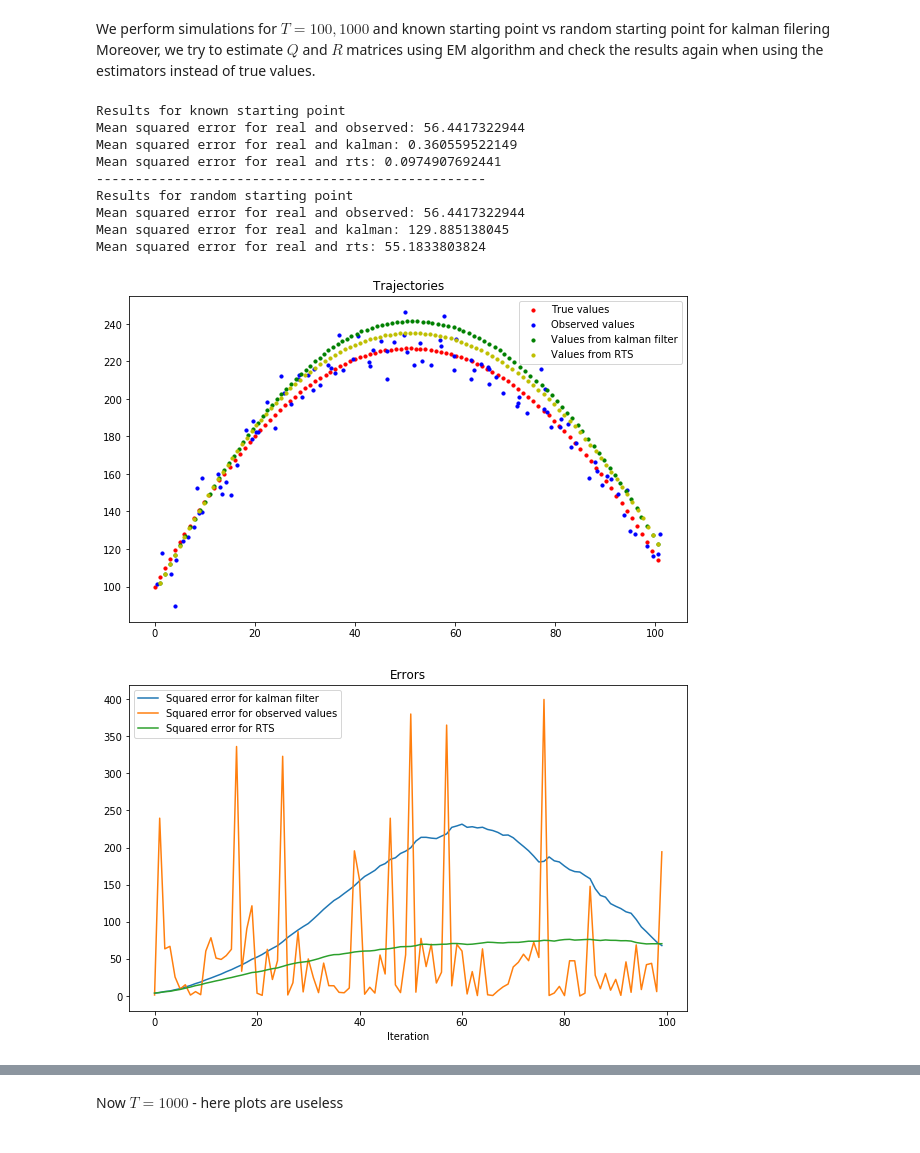
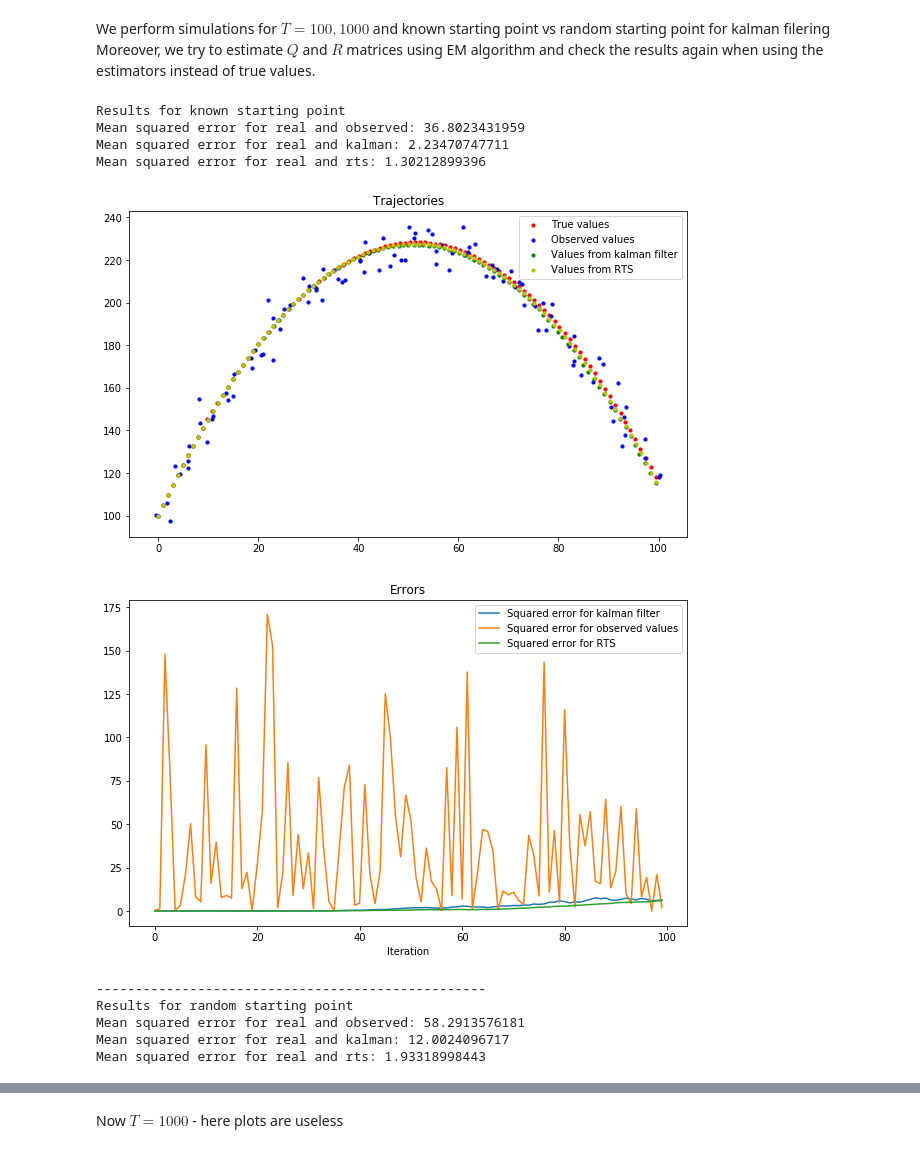
Before and after one commit to sjwilczynski/AlgStPr, a Jupyter notebook: projekt2/project2.ipynb, the cells around one changed output, grey strips where cells are left out. Drawn from its saved outputs; the diff is of its cells as text; code cells hidden in the pictures.

```diff
--- a/projekt2/project2.ipynb
+++ b/projekt2/project2.ipynb
@@ -60,14 +60,14 @@ def generate_trajectory(T, starting_point):
     ys = np.dot(H,xs) + err
     return xs,ys
 
-def kalman_filter(ys, starting_point, Q, R):
+def kalman_filter(ys, starting_point, Q, R, starting_cov=np.zeros((4,4))):
     kalman_xs = np.zeros((4,T),dtype=np.float64)
     kalman_xs[:,0] = np.array(starting_point,dtype=np.float64)
     kalman_xs_filtered = np.zeros((4,T),dtype=np.float64)
     kalman_xs_filtered[:,0] = np.array(starting_point,dtype=np.float64)
     kalman_covs = np.zeros((4,4,T),dtype=np.float64)
     kalman_covs_filtered = np.zeros((4,4,T),dtype=np.float64)
-    kalman_covs[:,:,0] = np.zeros_like(Q)
+    kalman_covs[:,:,0] = starting_cov
     kalman_covs_filtered[:,:,0] = np.zeros_like(Q)
     kalman_s = np.zeros((2,2),dtype=np.float64)
     kalman_k = np.zeros((4,2),dtype=np.float64)
@@ -122,17 +122,18 @@ def rts_smoothing(ys, kalman_xs, kalman_covs, kalman_xs_filtered, kalman_covs_fi
 
     return rts_xs, rts_covs, rts_ls
 
-def em_algorithm(ys, starting_point, max_steps):
+def em_algorithm(ys, starting_point, max_steps, starting_cov=np.zeros((4,4))):
 
     Q = np.eye(4)
     R = np.eye(2)
+    R[1,1] = 40
     Qs = np.zeros((4,4,max_steps+1))
     Rs = np.zeros((2,2,max_steps+1))
     Qs[:,:,0] = np.array(Q)
     Rs[:,:,0] = np.array(R)
     steps = 0
     while steps < max_steps-1:
-        kalman_xs, kalman_covs, kalman_xs_filtered, kalman_covs_filtered = kalman_filter(ys, starting_point, Q, R)
+        kalman_xs, kalman_covs, kalman_xs_filtered, kalman_covs_filtered = kalman_filter(ys, starting_point, Q, R, starting_cov=starting_cov)
         rts_xs, rts_covs, rts_ls = rts_smoothing(ys, kalman_xs, kalman_covs, kalman_xs_filtered, kalman_covs_filtered)
         old_rts_xs = np.array(rts_xs)
         rts_xs = rts_xs.reshape(4,1,T)
@@ -149,7 +150,9 @@ def em_algorithm(ys, starting_point, max_steps):
         #tmp = np.einsum('ijk,jlk->ilk', rts_ls[:,:,:T-1], np.einsum('ijk,ljk->ilk', (rts_xs[:,:,1:] - kalman_xs[:,:,1:]), rts_xs[:,:,1:]) + rts_covs[:,:,1:])
         #expected_dot_shift = np.einsum('ijk,ljk->ilk', kalman_xs_filtered[:,:,:T-1], rts_xs[:,:,1:]) +  tmp
         #tmp1 = np.dot(F, expected_dot_shift.sum(axis=2))
-        #Q = 1.0/(T-1) * (expected_dot[:,:,1:].sum(axis=2) + np.dot(F, np.dot(expected_dot[:,:,:T-1].sum(axis=2),F.T)) - tmp1 - tmp1.T)
+        #Q1 = 1.0/(T-1) * (expected_dot[:,:,1:].sum(axis=2) + np.dot(F, np.dot(expected_dot[:,:,:T-1].sum(axis=2),F.T)) - tmp1 - tmp1.T)
+
+
 
         # Q - other formula
         tmp0 = (old_rts_xs[:,1:] - np.dot(F, old_rts_xs[:,:T-1]) - np.dot(B,u)).reshape(4,1,T-1)
@@ -157,6 +160,7 @@ def em_algorithm(ys, starting_point, max_steps):
         tmp2 = np.dot(F,np.einsum('ijk,jlk->il', rts_ls[:,:,:T-1], rts_covs[:,:,1:]))
         tmp3 = np.dot(F,np.dot(rts_covs[:,:,:T-1].sum(axis=2),F.T)) + rts_covs[:,:,1:].sum(axis=2)
         Q = 1.0/(T-1) * (tmp1 - tmp2 - tmp2.T + tmp3)
+        #print('Diff:',np.sum(np.abs(Q-Q1))) - difference between Q and Q1 is constant
 
         # R - formula from slides
         dot_y1 = np.einsum('ijk,ljk->il', new_ys, new_ys)
@@ -195,9 +199,9 @@ def print_kalman_filter_results(xs, ys, kalman_xs, rts_xs, start_ind=0, every_po
         legend()
         show()
 
-def run_filtering(xs, ys, Q, R, starting_point):
+def run_filtering(xs, ys, Q, R, starting_point, starting_cov=np.zeros((4,4))):
     #kalman filter
-    kalman_xs, kalman_covs, kalman_xs_filtered, kalman_covs_filtered = kalman_filter(ys, starting_point, Q, R)
+    kalman_xs, kalman_covs, kalman_xs_filtered, kalman_covs_filtered = kalman_filter(ys, starting_point, Q, R, starting_cov)
     #smoothing
     rts_xs, rts_covs, rts_ls = rts_smoothing(ys, kalman_xs, kalman_covs, kalman_xs_filtered, kalman_covs_filtered)
     return kalman_xs, kalman_covs, kalman_xs_filtered, kalman_covs_filtered, rts_xs, rts_covs, rts_ls
@@ -228,29 +232,33 @@ We perform simulations for $T=100,1000$ and known starting point vs random start
 Moreover, we try to estimate $Q$ and $R$ matrices using EM algorithm and check the results again when using the estimators instead of true values.
 # %%
 T = 100
-starting_point = [0,100, 10, 50]
-xs,ys = generate_trajectory(T,starting_point)
-kalman_start = np.random.multivariate_normal(starting_point, np.eye(4) * 10)
+starting_point = np.array([0,100, 10, 50])
+cov_zero = np.zeros((4,4))
+cov_nonzero = np.diag(starting_point) + 10*np.eye(4)
+start_known = np.random.multivariate_normal(starting_point, cov_zero)
+start_random = np.random.multivariate_normal(starting_point, cov_nonzero)
 
-result = run_filtering(xs, ys, Q, R, starting_point=starting_point)
+xs,ys = generate_trajectory(T,start_known)
+result = run_filtering(xs, ys, Q, R, starting_point=starting_point, starting_cov=cov_zero)
 kalman_xs, kalman_covs, kalman_xs_filtered, kalman_covs_filtered, rts_xs, rts_covs, rts_ls = result
 print('Results for known starting point')
-print_kalman_filter_results(xs, ys, kalman_xs, rts_xs, plot_results=False)
+print_kalman_filter_results(xs, ys, kalman_xs, rts_xs)
 
-result = run_filtering(xs, ys, Q, R, starting_point=kalman_start)
+xs,ys = generate_trajectory(T,start_random)
+result = run_filtering(xs, ys, Q, R, starting_point=starting_point, starting_cov=cov_nonzero)
 kalman_xs, kalman_covs, kalman_xs_filtered, kalman_covs_filtered, rts_xs, rts_covs, rts_ls = result
 print('-'*50)
 print('Results for random starting point')
 print_kalman_filter_results(xs, ys, kalman_xs, rts_xs)
 # %% [output]
 Results for known starting point
-Mean squared error for real and observed: 56.4417322944
-Mean squared error for real and kalman: 0.360559522149
-Mean squared error for real and rts: 0.0974907692441
---------------------------------------------------
-Results for random starting point
-Mean squared error for real and observed: 56.4417322944
-Mean squared error for real and kalman: 129.885138045
-Mean squared error for real and rts: 55.1833803824
+Mean squared error for real and observed: 36.8023431959
+Mean squared error for real and kalman: 2.23470747711
+Mean squared error for real and rts: 1.30212899396
-[figure, old version]
+[figure, new version]
-[figure, old version]
+[figure, new version]
+--------------------------------------------------
+Results for random starting point
+Mean squared error for real and observed: 58.2913576181
+Mean squared error for real and kalman: 12.0024096717
+Mean squared error for real and rts: 1.93318998443
```
Also changed, not shown: parts of 9 cells of this notebook.
